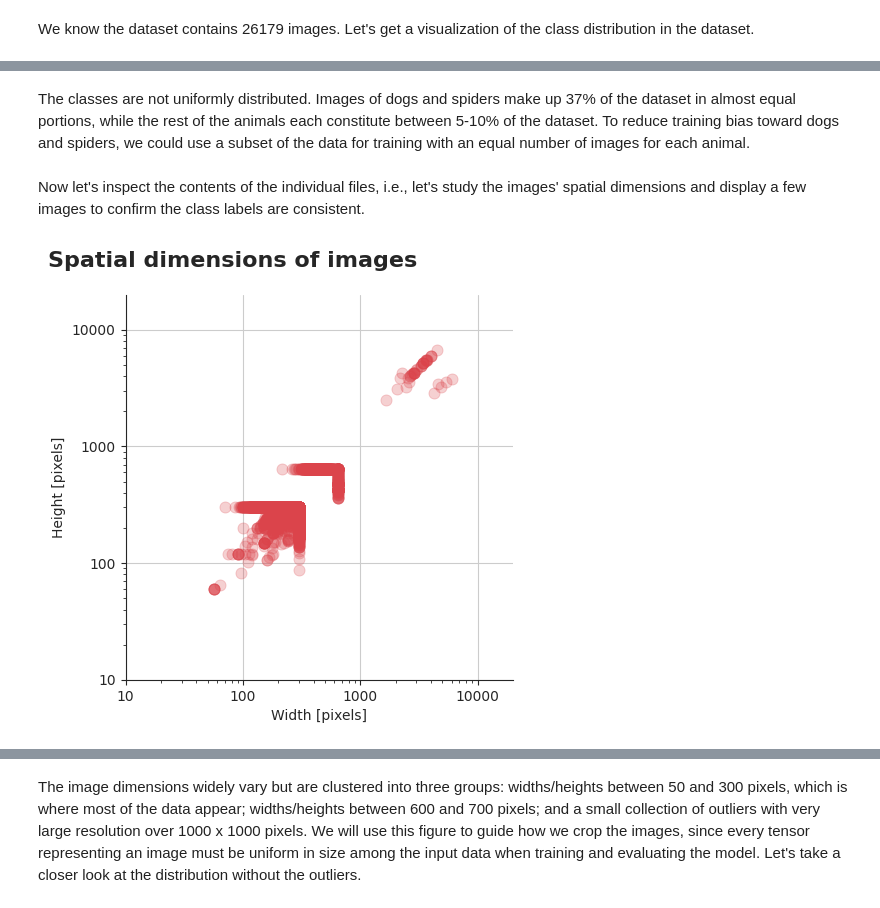
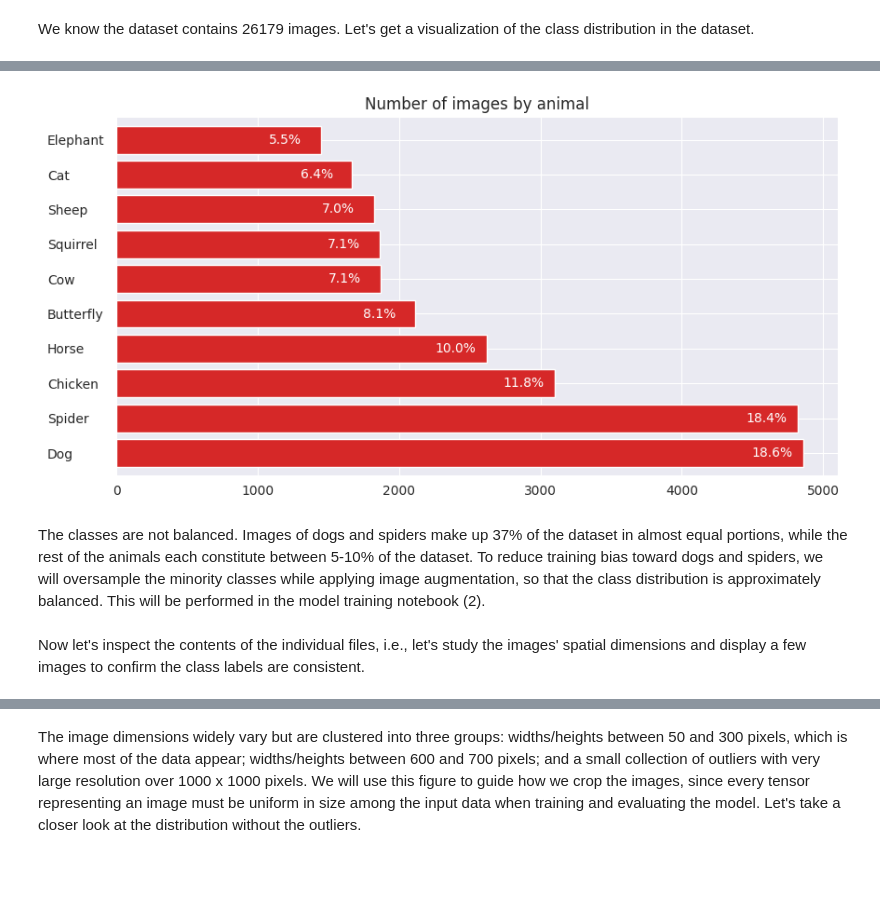
Before and after one commit to gmadigan/image-classification_animals, a Jupyter notebook: notebooks/01_exploration.ipynb, the cells around one changed output, grey strips where cells are left out. Saved outputs shown, nothing was run; the diff lists cells and outputs as text; code cells hidden in the pictures; blank space fills up the shorter version.

```diff
--- a/notebooks/01_exploration.ipynb
+++ b/notebooks/01_exploration.ipynb
@@ -42,6 +52,11 @@ ROOT_PATH = '/kaggle/input/animals10/raw-img/'
 
 # Path for all outputs
 OUT_PATH = '/kaggle/working/'
+
+# Folder for figures
+FIGURE_PATH = os.path.join(OUT_PATH, 'figures')
+if not os.path.exists(FIGURE_PATH):
+    os.mkdir(FIGURE_PATH)
 
 # Since animal names are in italian we will have to translate into English
 translate = {'cane': 'Dog',
@@ -71,6 +86,12 @@ df_files = df_files.iloc[df_files.groupby('label').transform('size').argsort(kin
 # Inspect
 df_files.info()
 df_files.head()
+
+df_counts = df_files['label'].value_counts()
+df_fracs = df_files['label'].value_counts(normalize=True)
+
+df_counts
+df_fracs
 # %% [output]
 <class 'pandas.core.frame.DataFrame'>
 RangeIndex: 26179 entries, 0 to 26178
@@ -164,48 +138,24 @@ plt.savefig(os.path.join(OUT_PATH,'filecounts.pdf'), bbox_inches='tight');
+# %%
+# Plot the file counts
+ax = df_counts.plot(figsize=(10,5), kind='barh', width=.8, title='Number of images by animal')
+
+# Annotate bars with the percentage
+percent_labels = [f'{100*p:.1f}%' for p in df_fracs]
+ax.bar_label(ax.containers[0], labels=percent_labels, label_type='edge', fontsize=10, color='white', padding=-40)
+
+# Clean up y-axis labels
+ax.set(ylabel=None)
+ax.tick_params(axis='y', pad=50)
+ax.set_yticklabels(ax.get_yticklabels(), ha='left')
+
+# Save figure
+plt.savefig(os.path.join(FIGURE_PATH,'file-counts.pdf'), bbox_inches='tight');
+# %% [output]
+[figure, added]
 # %% [markdown]
-The classes are not uniformly distributed. Images of dogs and spiders make up 37% of the dataset in almost equal portions, while the rest of the animals each constitute between 5-10% of the dataset. To reduce training bias toward dogs and spiders, we could use a subset of the data for training with an equal number of images for each animal.
+The classes are not balanced. Images of dogs and spiders make up 37% of the dataset in almost equal portions, while the rest of the animals each constitute between 5-10% of the dataset. To reduce training bias toward dogs and spiders, we will oversample the minority classes while applying image augmentation, so that the class distribution is approximately balanced. This will be performed in the model training notebook (2).
 # %% [markdown]
 Now let's inspect the contents of the individual files, i.e., let's study the images' spatial dimensions and display a few images to confirm the class labels are consistent.
 # %%
 # Open up each image as a PIL and get the size, returning the height and width as two new columns in the df
 df_files[['image_height','image_width']] = df_files.progress_apply(lambda x: Image.open(os.path.join(x.path, x.file)).size, axis=1, result_type='expand')
-# %%
-# Plot the different image dimensions and their frequencies
-
-# Set seaborn style
-sns.set_style('ticks')
-
-# Create the figure and axes
-fig, ax = plt.subplots(1, figsize=(5,5))
-
-# Plot data as scatter plot with translucent markers
-sns.scatterplot(data=df_files, x='image_width', y='image_height', alpha=0.25, color=color_map['red'], edgecolor=None, s=64, zorder=3)
-
-# Set the chart title
-ax.set_title('Spatial dimensions of images', weight='bold', fontsize=16, loc='left', pad=20, x=-0.2)
-
-# Set x- and y-axis to log scale
-ax.set_yscale('log')
-ax.set_xscale('log')
-
-# Set x- and y-axis ranges
-ax.set_ylim([10, 19999])
-ax.set_xlim([10, 19999])
-
-# Set x- and y-axis labels
-ax.set_ylabel('Height [pixels]')
-ax.set_xlabel('Width [pixels]')
-
-# Add x- and y-axis grid lines
-ax.grid()
-
-# Remove scientific notation of ticks on x- and y-axis
-ax.yaxis.set_major_formatter(ScalarFormatter())
-ax.xaxis.set_major_formatter(ScalarFormatter())
-
-# Remove top and right spines
-ax.spines[['right','top']].set_visible(False)
-
-# Save the figure
-plt.savefig(os.path.join(OUT_PATH,'imagedims.pdf'), bbox_inches='tight');
-# %% [output]
-[figure, removed]
```
Also changed, not shown: parts of 10 cells of this notebook.
